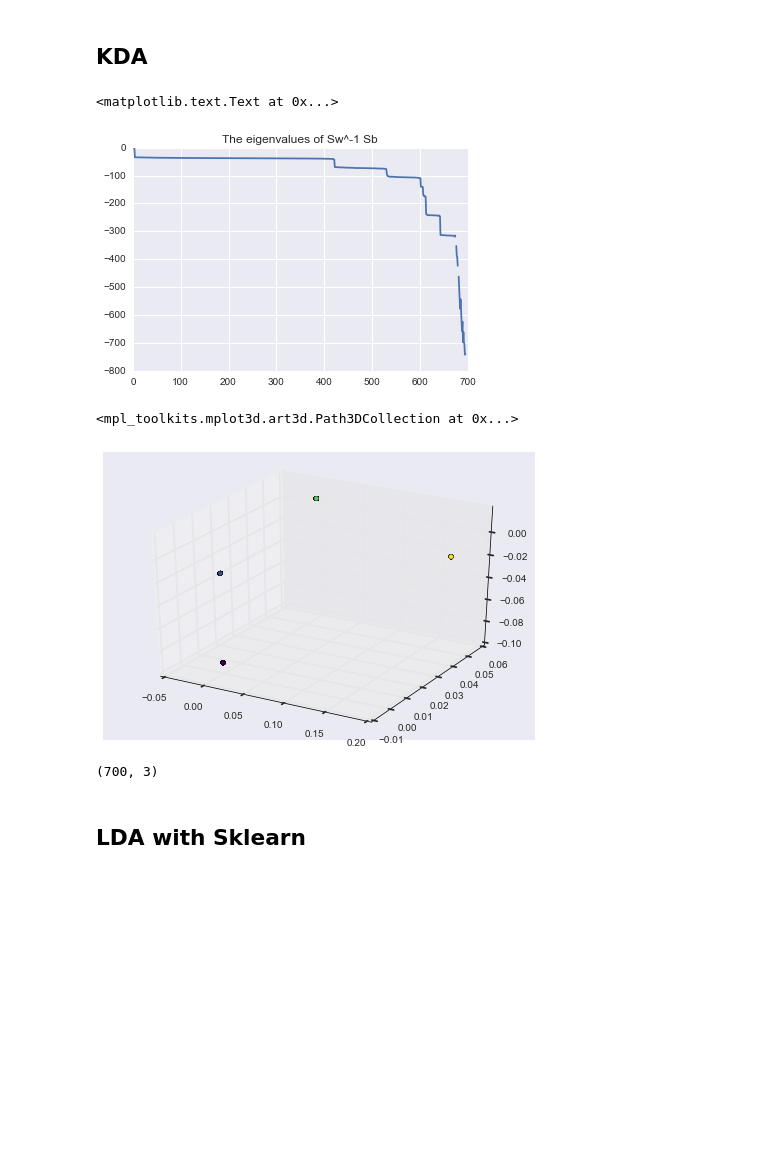
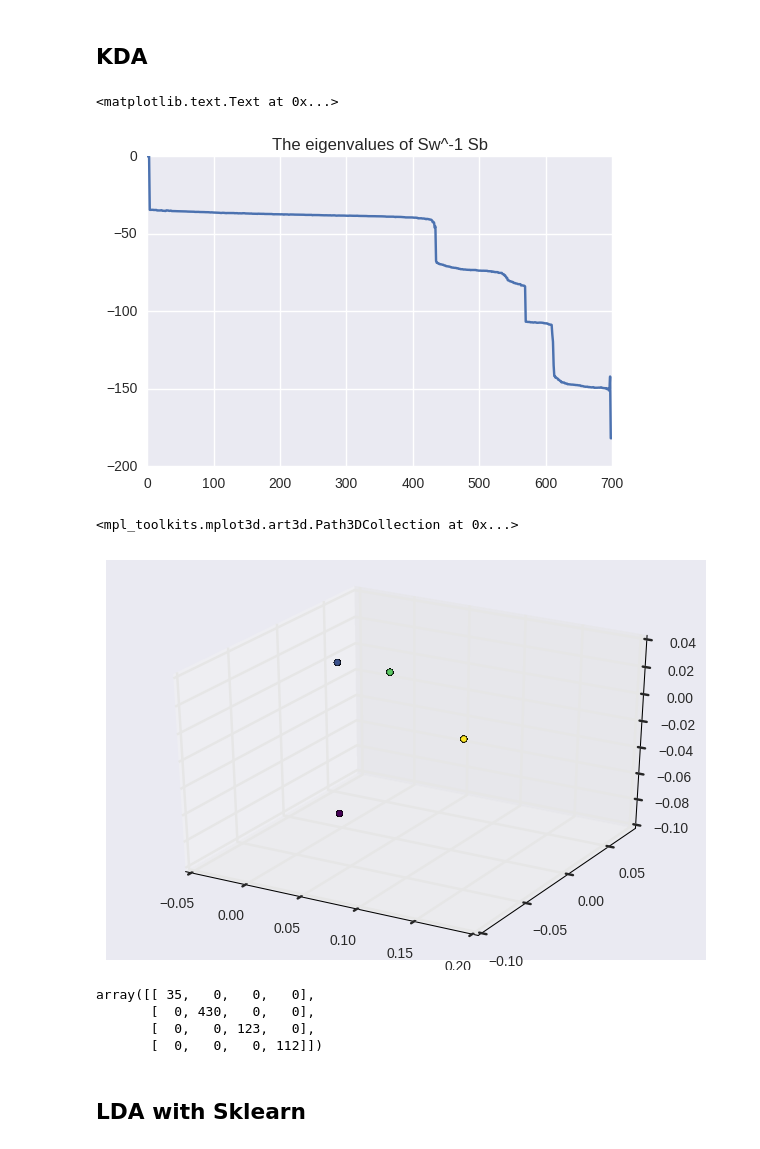
Before and after one commit to SMarwen/ML_Project, a Jupyter notebook: Codes/KDA.ipynb, the cells around one changed output. Saved outputs shown, nothing was run; the diff lists cells and outputs as text; code cells hidden in the pictures; blank space fills up the shorter version.

```diff
--- a/Codes/KDA.ipynb
+++ b/Codes/KDA.ipynb
@@ -74,7 +74,7 @@ def extract_variables(df):
     maximum = df.max(axis=0).values
     skew = df.skew(axis=0).values
     kurt = df.kurtosis(axis=0).values
-    inteQ = (df.quantile(q=0.75) - df.quantile(q=0.25)).values
+    inteQ = (df.quantile(q=0.75, axis=0).values - df.quantile(q=0.25, axis=0).values)
     r = np.hstack([m, ma, std, minimum, maximum, skew, kurt, inteQ])
     return r
 def windowing(signal,size,step):
@@ -115,7 +115,6 @@ def extract_windows(df,size,step):
                 ddf[column] = L_windows[column][i,:]
         L.append(ddf)
     labels = window_labels(df['label'],size,step)
-
     return L,labels
 Nbr_samples = 52
 percentage = 0.5 # Between 0 & 1
@@ -235,17 +231,13 @@ plt.plot(np.log(np.abs(w)))
 plt.title('The eigenvalues of Sw^-1 Sb')
 # %% [output]
 <matplotlib.text.Text at 0x...>
-[figure, old version]
+[figure, new version]
 # %%
 # Display projected data in 3D
 
 fig = plt.figure()
 ax = Axes3D(fig)
-ax.scatter(Y[:,0],Y[:,1], Y[:,2], c=label, cmap='viridis_r')
+ax.scatter(Y[:,0],Y[:,1], Y[:,2], c=label.values, cmap='viridis_r')
 # %% [output]
 <mpl_toolkits.mplot3d.art3d.Path3DCollection at 0x...>
-[figure, old version]
+[figure, new version]
-# %%
-Y.shape
-# %% [output]
-(700, 3)
@@ -252,3 +253,11 @@ Y.shape
+# %%
+from sklearn.metrics import confusion_matrix
+confusion_matrix(label.values, y_pred)
+# %% [output]
+array([[ 35,   0,   0,   0],
+       [  0, 430,   0,   0],
+       [  0,   0, 123,   0],
+       [  0,   0,   0, 112]])
 # %% [markdown]
 ## LDA with Sklearn
 # %%
```
Also changed, not shown: parts of 5 cells of this notebook, 2 other files.
